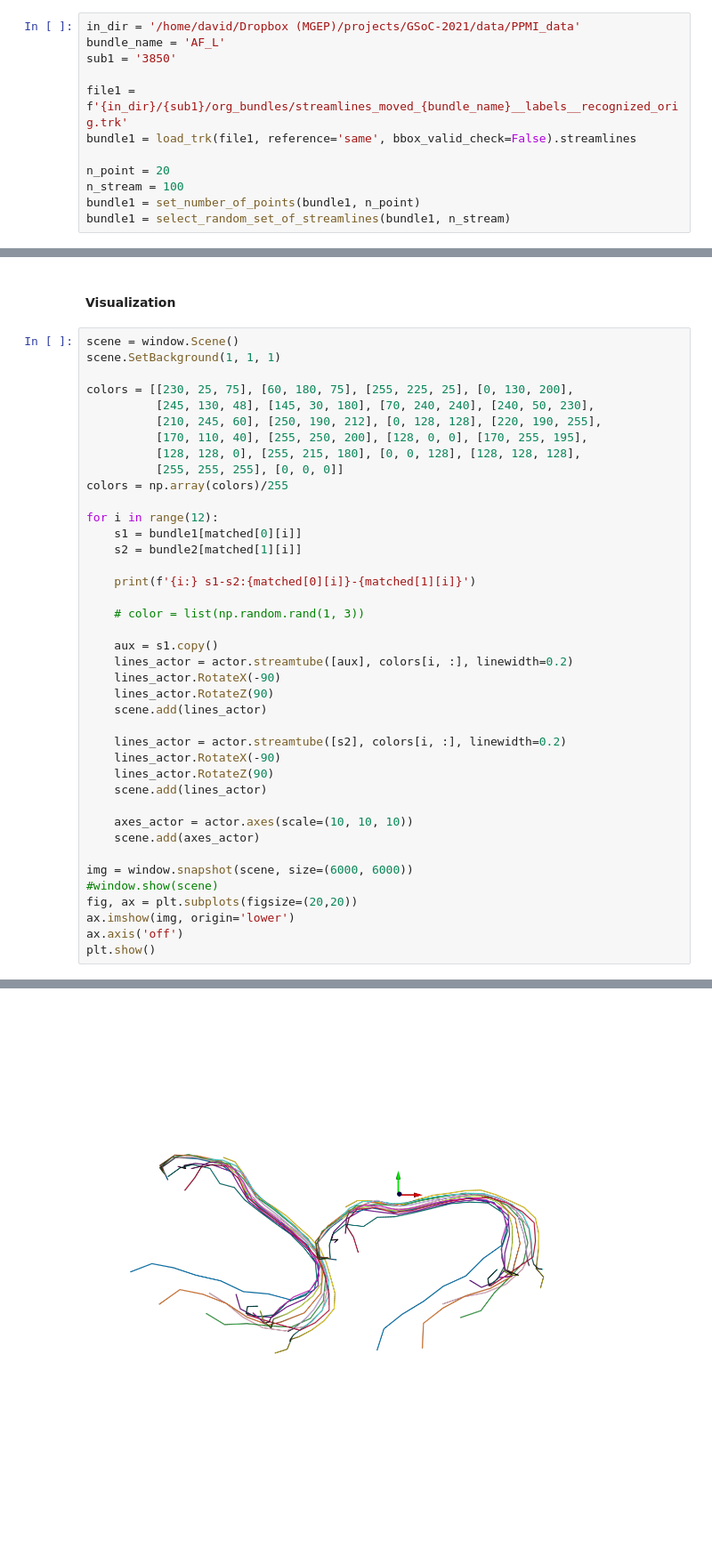
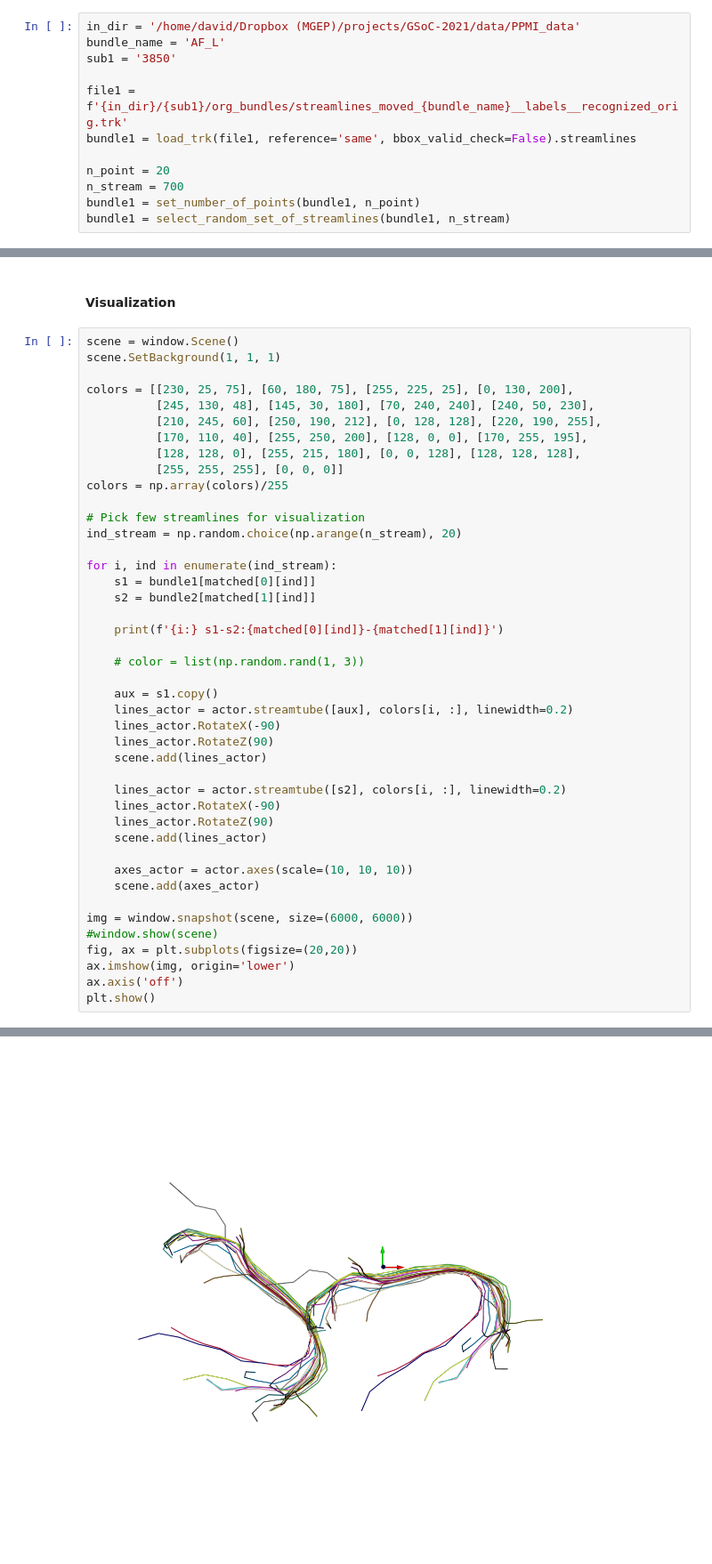
Before and after one commit to drombas/streamlines-gsoc, a Jupyter notebook: code/bundle_combination/graph_matching_demo.ipynb, the cells around one changed output, grey strips where cells are left out. Shown at 89% size. Cells and saved outputs as stored; diff of their text form; blank space fills up the shorter version.

Commit message:
Polish graph-matching experiment

```diff
--- a/code/bundle_combination/graph_matching_demo.ipynb
+++ b/code/bundle_combination/graph_matching_demo.ipynb
@@ -33,7 +35,7 @@ file1 = f'{in_dir}/{sub1}/org_bundles/streamlines_moved_{bundle_name}__labels__r
 bundle1 = load_trk(file1, reference='same', bbox_valid_check=False).streamlines
 
 n_point = 20
-n_stream = 100
+n_stream = 700
 bundle1 = set_number_of_points(bundle1, n_point)
 bundle1 = select_random_set_of_streamlines(bundle1, n_stream)
 # %% [markdown]
@@ -72,11 +80,14 @@ colors = [[230, 25, 75], [60, 180, 75], [255, 225, 25], [0, 130, 200],
           [255, 255, 255], [0, 0, 0]]
 colors = np.array(colors)/255
 
-for i in range(12):
-    s1 = bundle1[matched[0][i]]
-    s2 = bundle2[matched[1][i]]
+# Pick few streamlines for visualization
+ind_stream = np.random.choice(np.arange(n_stream), 20)
 
-    print(f'{i:} s1-s2:{matched[0][i]}-{matched[1][i]}')
+for i, ind in enumerate(ind_stream):
+    s1 = bundle1[matched[0][ind]]
+    s2 = bundle2[matched[1][ind]]
+
+    print(f'{i:} s1-s2:{matched[0][ind]}-{matched[1][ind]}')
 
     # color = list(np.random.rand(1, 3))
 
@@ -116 +135 @@ plt.show()
-[figure, old version]
+[figure, new version]
```
Also changed, not shown: parts of 5 cells of this notebook.
